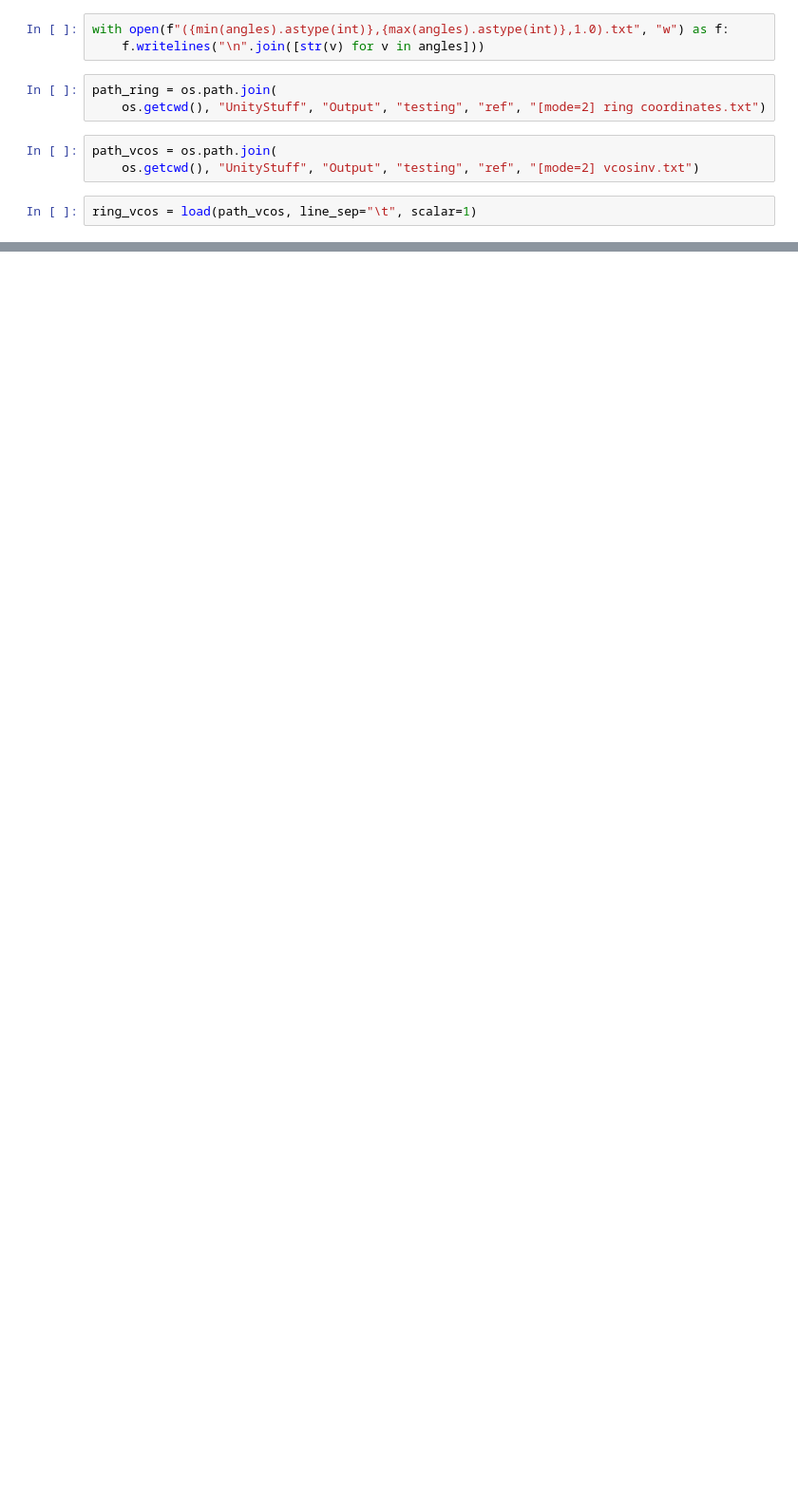
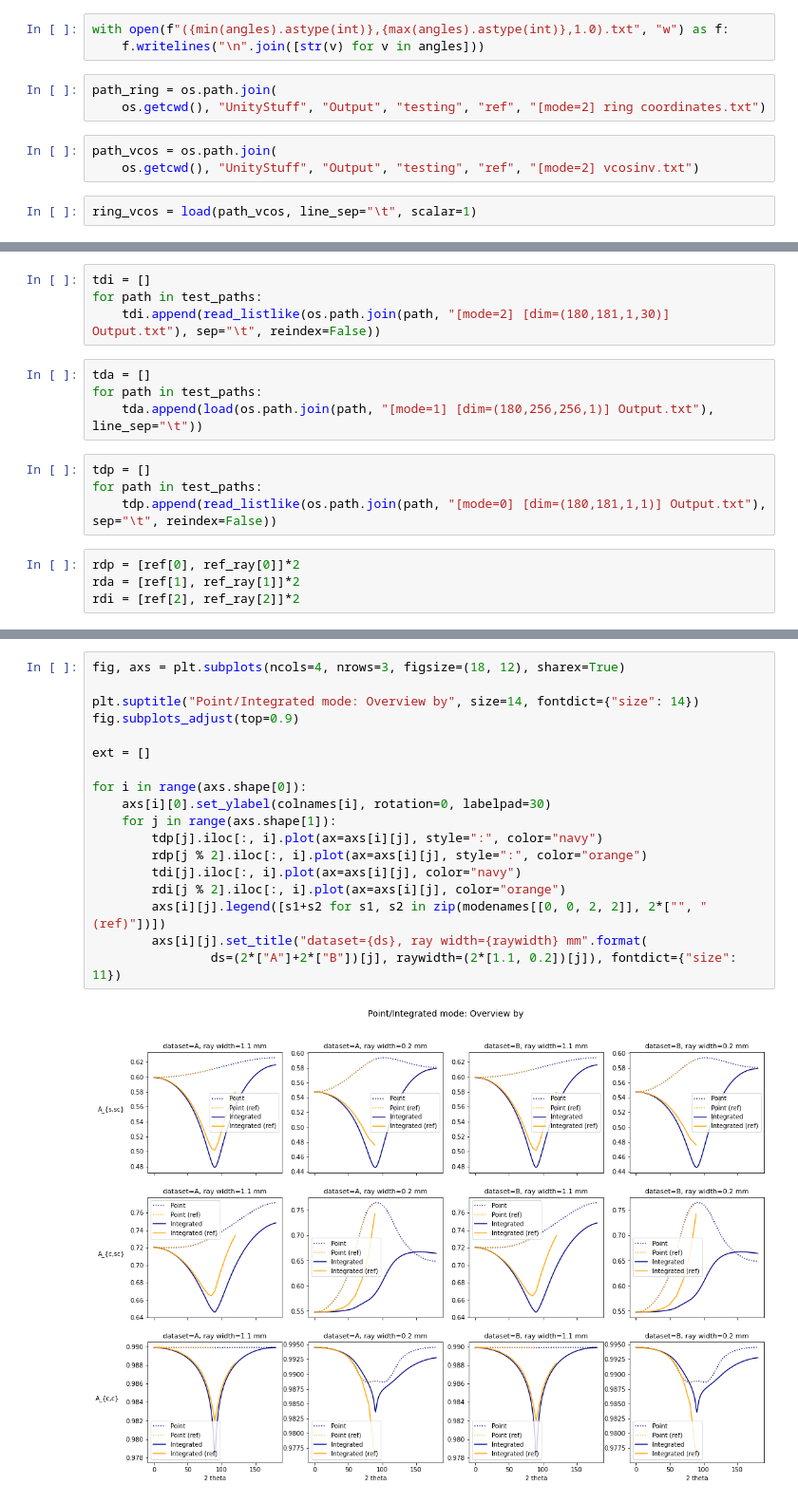
Before and after one commit to d8xa/XRD-TAF, a Jupyter notebook: Visualizer.ipynb, the cells around one changed output, grey strips where cells are left out. Shown at 95% size. Drawn from its saved outputs; the diff is of its cells as text; blank space fills up the shorter version.

```diff
--- a/Visualizer.ipynb
+++ b/Visualizer.ipynb
@@ -1121,0 +842,16 @@ axs.legend(["C#", "Python"])
+# %%
+tdi = []
+for path in test_paths:
+    tdi.append(read_listlike(os.path.join(path, "[mode=2] [dim=(180,181,1,30)] Output.txt"), sep="\t", reindex=False))
+# %%
+tda = []
+for path in test_paths:
+    tda.append(load(os.path.join(path, "[mode=1] [dim=(180,256,256,1)] Output.txt"), line_sep="\t"))
+# %%
+tdp = []
+for path in test_paths:
+    tdp.append(read_listlike(os.path.join(path, "[mode=0] [dim=(180,181,1,1)] Output.txt"), sep="\t", reindex=False))
+# %%
+rdp = [ref[0], ref_ray[0]]*2
+rda = [ref[1], ref_ray[1]]*2
+rdi = [ref[2], ref_ray[2]]*2
@@ -1121,0 +862,20 @@ axs.legend(["C#", "Python"])
+# %%
+fig, axs = plt.subplots(ncols=4, nrows=3, figsize=(18, 12), sharex=True)
+
+plt.suptitle("Point/Integrated mode: Overview by", size=14, fontdict={"size": 14})
+fig.subplots_adjust(top=0.9)
+
+ext = []
+
+for i in range(axs.shape[0]):
+    axs[i][0].set_ylabel(colnames[i], rotation=0, labelpad=30)
+    for j in range(axs.shape[1]):
+        tdp[j].iloc[:, i].plot(ax=axs[i][j], style=":", color="navy")
+        rdp[j % 2].iloc[:, i].plot(ax=axs[i][j], style=":", color="orange")
+        tdi[j].iloc[:, i].plot(ax=axs[i][j], color="navy")
+        rdi[j % 2].iloc[:, i].plot(ax=axs[i][j], color="orange")
+        axs[i][j].legend([s1+s2 for s1, s2 in zip(modenames[[0, 0, 2, 2]], 2*["", " (ref)"])])
+        axs[i][j].set_title("dataset={ds}, ray width={raywidth} mm".format(
+                ds=(2*["A"]+2*["B"])[j], raywidth=(2*[1.1, 0.2])[j]), fontdict={"size": 11})
+# %% [output]
+[figure, added]
```
Also changed, not shown: parts of 79 cells of this notebook, 11 other files.
